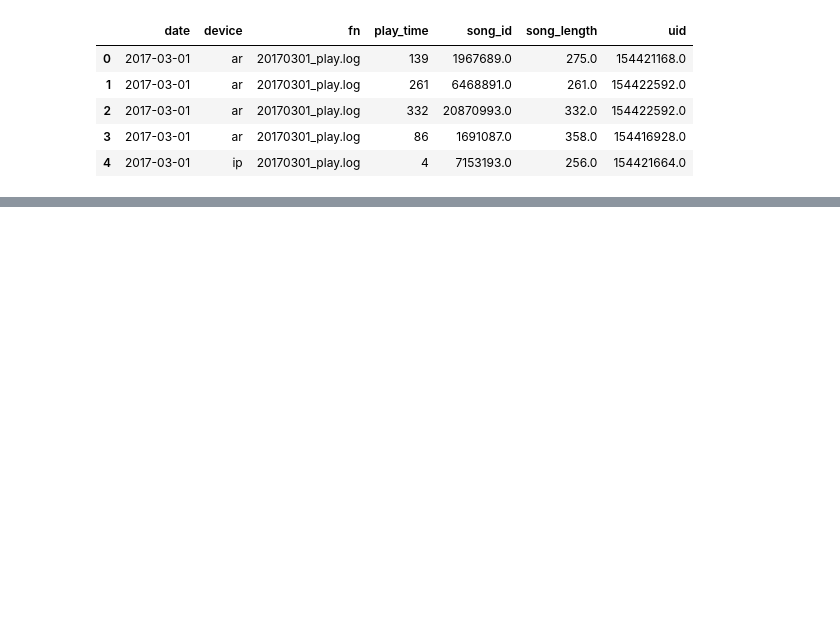
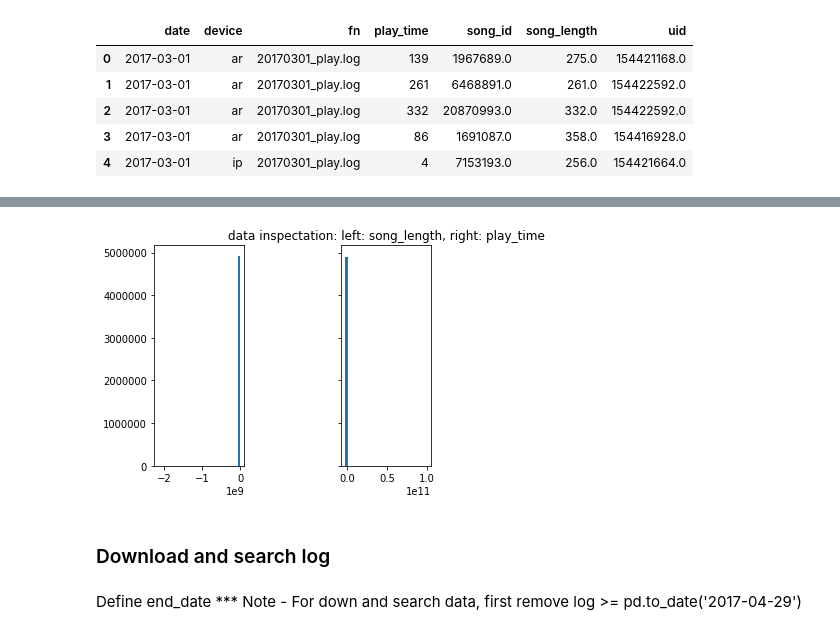
Before and after one commit to JMistral/MusicBox, a Jupyter notebook: notebooks/3-EDA_Feature_Engineering.ipynb, the cells around one changed output, grey strips where cells are left out. Saved outputs shown, nothing was run; the diff lists cells and outputs as text; code cells hidden in the pictures; blank space fills up the shorter version.

```diff
--- a/notebooks/3-EDA_Feature_Engineering.ipynb
+++ b/notebooks/3-EDA_Feature_Engineering.ipynb
@@ -36,0 +79,12 @@ array(['139 ', '261 ', '332 ', ..., '0', '0', '191'], dtype=object)
+# %%
+fig, axs = plt.subplots(1, 2, sharey=True, tight_layout=True)
+axs[0].hist(df_play['song_length'].dropna().values, bins=30)
+axs[1].hist(df_play['play_time'].dropna().values, bins=30)
+plt.title('data inspectation: left: song_length, right: play_time')
+plt.show()
+# %% [output]
+[figure, added]
+# %% [markdown]
+### Download and search log
+# %% [markdown]
+Define end_date *** Note - For down and search data, first remove log >= pd.to_date('2017-04-29')
```
Also changed, not shown: parts of 44 cells of this notebook, 3 other files.
